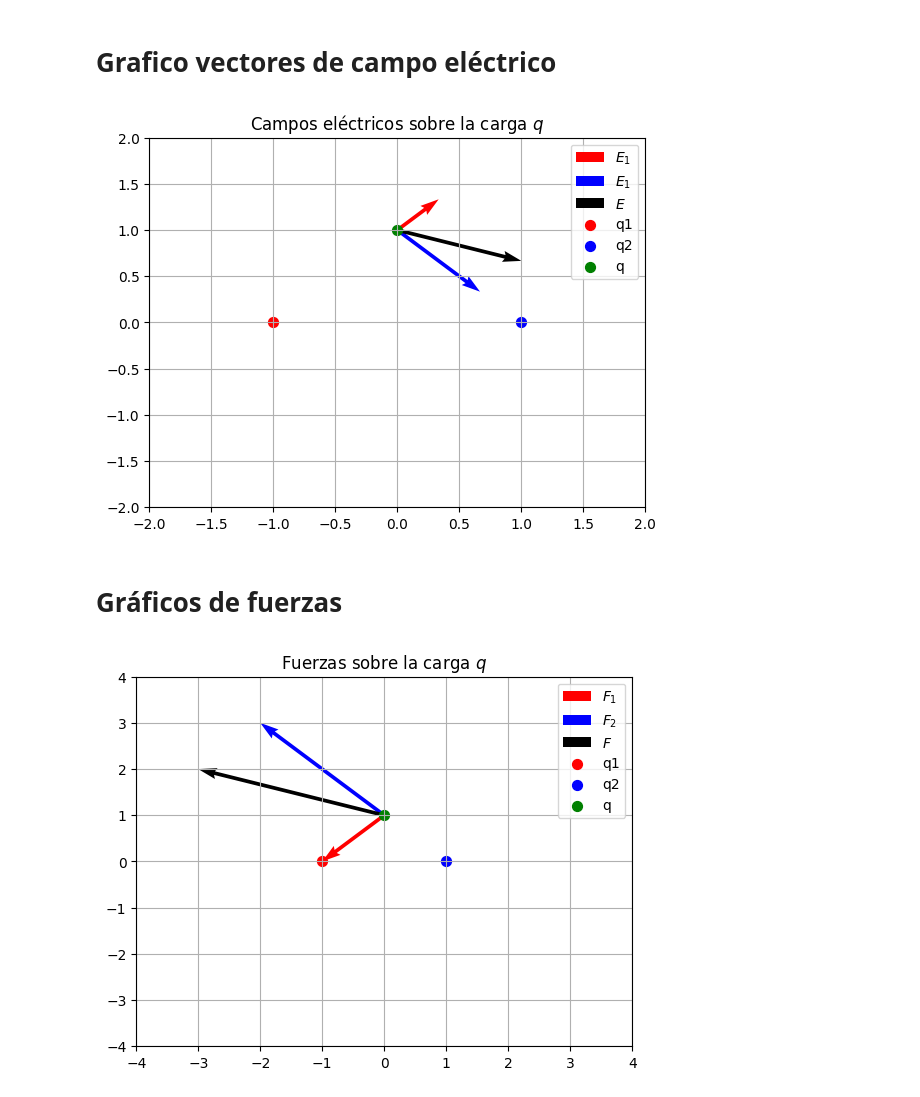
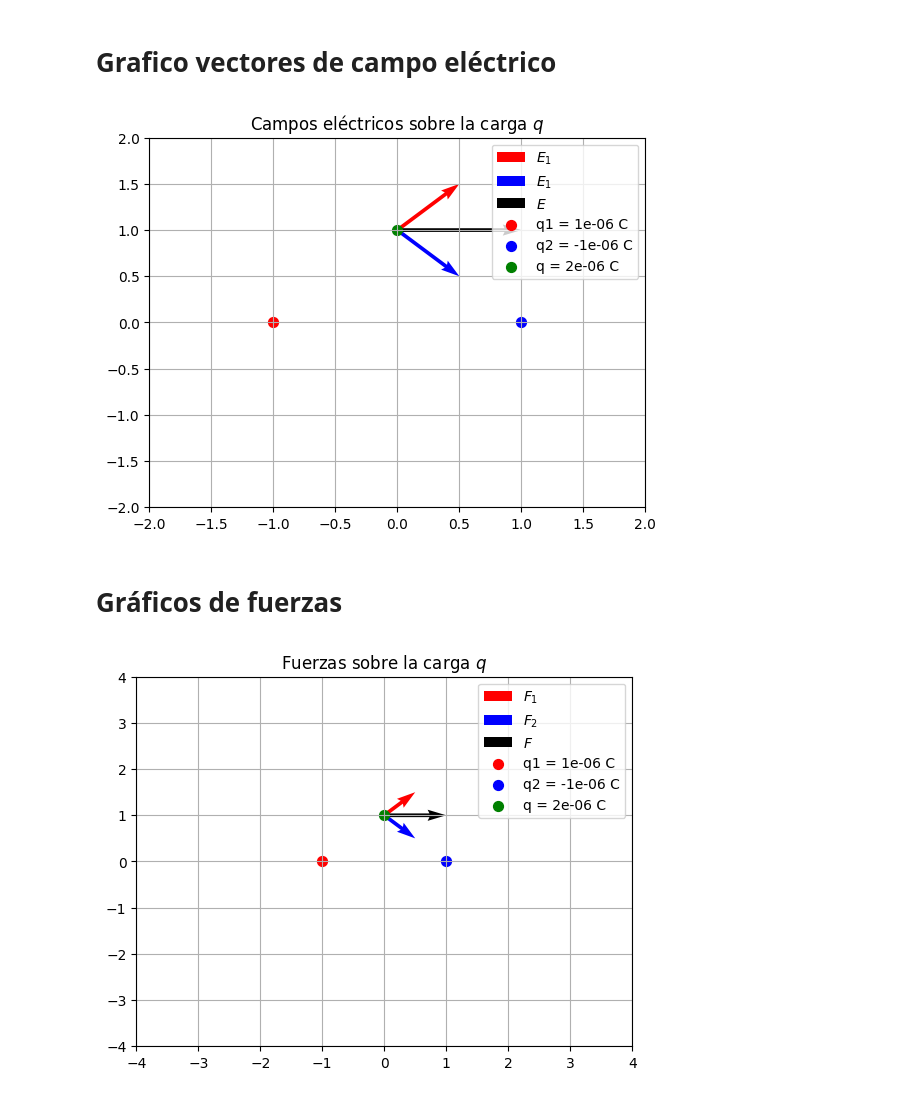
Before and after one commit to diegoluna1980/F2_UNM, a Jupyter notebook: electrostatica.ipynb, the cells around one changed output. Drawn from its saved outputs; the diff is of its cells as text; code cells hidden in the pictures.

```diff
--- a/electrostatica.ipynb
+++ b/electrostatica.ipynb
@@ -28,14 +28,14 @@ k = 8.9875e9  # Constante de Coulomb en N*m^2/C^2
 # Definimos el punto de observación y el valor de la carga de prueba
 # %%
 r = np.array([0,1]) # Punto de observación [m]
-q = -2e-6  # Carga de prueba [C]
+q = 2e-6  # Carga de prueba [C]
 # %% [markdown]
 # Definimos las posiciones y los valores de las cargas de prueba
 # %%
-r1 = np.array([-1,0]) # Posición de la carga 1 [m]
-r2 = np.array([1,0]) # Posición de la carga 1 [m]
+r1 = np.array([-1,0]) # Posición de la carga fuente 1 [m]
+r2 = np.array([1,0]) # Posición de la carga fuente 2 [m]
 q1 = 1e-6  # Carga fuente 1 [C]
-q2 = -2e-6  # Carga fuente 2 [C]
+q2 = -1e-6  # Carga fuente 2 [C]
 # %% [markdown]
 # Calculamos el campo eléctrico y la fuerza en $\vec{r}$
 # %%
@@ -50,17 +50,18 @@ F = q*E
 # Grafico vectores de campo eléctrico
 # %%
 # Grafico el campo eléctrico
-escala = np.max([E[0], E[1]])
+escala = np.max([np.abs(E[0]), np.abs(E[1])])
+
 plt.quiver(r[0], r[1], E1[0], E1[1], label=r'$E_1$', angles='xy', scale_units='xy',scale=escala,  color = 'r' )
 plt.quiver(r[0], r[1], E2[0], E2[1], label=r'$E_1$', angles='xy', scale_units='xy',scale=escala,  color = 'b')
 plt.quiver(r[0], r[1], E[0], E[1], label =r'$E$', angles='xy', scale_units='xy',scale=escala)
 
 # Dibujo cargas fuente
-plt.scatter(r1[0], r1[1], c='r', s=50, marker='o', label = 'q1')
-plt.scatter(r2[0], r2[1], c='b', s=50, marker='o', label = 'q2')
+plt.scatter(r1[0], r1[1], c='r', s=50, marker='o', label = 'q1 = ' + str(q1) + ' C')
+plt.scatter(r2[0], r2[1], c='b', s=50, marker='o', label = 'q2 = ' + str(q2) + ' C')
 
 # Dibujo carga de prueba
-plt.scatter(r[0], r[1], c='g', s=50, marker='o', label = 'q')
+plt.scatter(r[0], r[1], c='g', s=50, marker='o', label = 'q = ' + str(q) + ' C')
 plt.legend()
 plt.title('Campos eléctricos sobre la carga $q$')
 plt.ylim(-2, 2)
@@ -68,27 +69,27 @@ plt.xlim(-2, 2)
 plt.grid()
 plt.show()
 # %% [output]
-[figure, old version]
+[figure, new version]
 # %% [markdown]
 # Gráficos de fuerzas
 # %%
 # Grafico la fuerzas
-escala = np.max([F[0], F[1]])
+escala = np.max([np.abs(F[0]), np.abs(F[1])])
 plt.quiver(r[0], r[1], F1[0], F1[1], label=r'$F_1$', angles='xy', scale_units='xy',scale=escala,  color = 'r' )
 plt.quiver(r[0], r[1], F2[0], F2[1], label=r'$F_2$', angles='xy', scale_units='xy',scale=escala,  color = 'b')
 plt.quiver(r[0], r[1], F[0], F[1], label =r'$F$', angles='xy', scale_units='xy',scale=escala)
 
 # Dibujo cargas fuente
-plt.scatter(r1[0], r1[1], c='r', s=50, marker='o', label = 'q1')
-plt.scatter(r2[0], r2[1], c='b', s=50, marker='o', label = 'q2')
+plt.scatter(r1[0], r1[1], c='r', s=50, marker='o', label = 'q1 = ' + str(q1) + ' C')
+plt.scatter(r2[0], r2[1], c='b', s=50, marker='o', label = 'q2 = ' + str(q2) + ' C')
 
 # Dibujo carga de prueba
-plt.scatter(r[0], r[1], c='g', s=50, marker='o', label = 'q')
+plt.scatter(r[0], r[1], c='g', s=50, marker='o', label = 'q = ' + str(q) + ' C')
 plt.legend()
 plt.title('Fuerzas sobre la carga $q$')
 plt.ylim(-4, 4)
 plt.xlim(-4, 4)
 plt.grid()
 plt.show()
 # %% [output]
-[figure, old version]
+[figure, new version]
```
